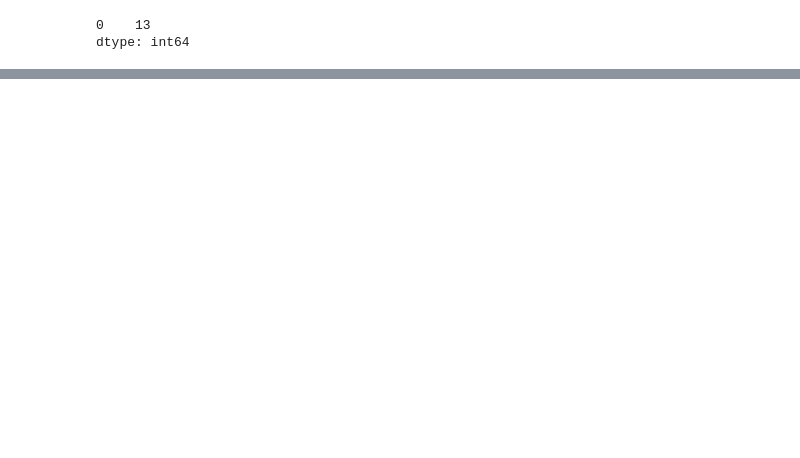
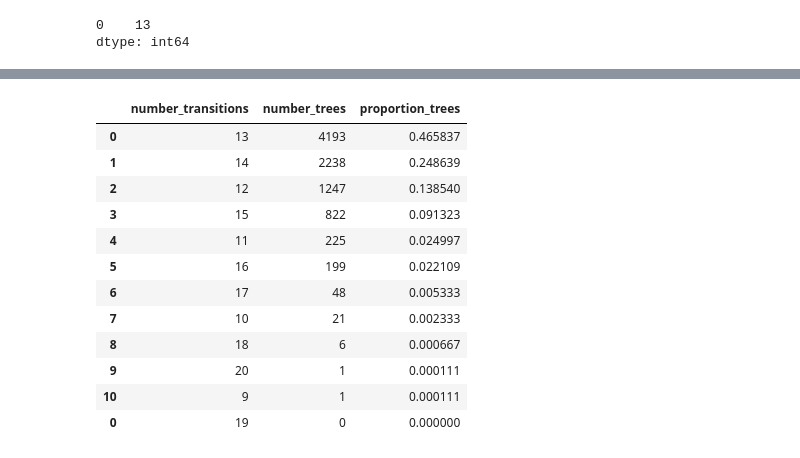
Before and after one commit to blab/mumps-wa-phylodynamics, a Jupyter notebook: phylogeography/plotting-scripts/Enumerate-DTA-geographic-transitions.ipynb, the cells around one changed output, grey strips where cells are left out. Saved outputs shown, nothing was run; the diff lists cells and outputs as text; code cells hidden in the pictures; blank space fills up the shorter version.

```diff
--- a/phylogeography/plotting-scripts/Enumerate-DTA-geographic-transitions.ipynb
+++ b/phylogeography/plotting-scripts/Enumerate-DTA-geographic-transitions.ipynb
@@ -210 +234,24 @@ skygrid.head()
+# %%
+# finally, add in a count of 0 for any transition value that is not observed
+for i in range(min_value, max_value+1):
+    x = df[df['number_transitions'] == i]
+    if len(x) == 0:
+        new_row = pd.DataFrame.from_dict({'number_transitions':[i],"number_trees":0,"proportion_trees":0})
+        df = df.append(new_row)
+
+df
+# %% [output]
+|  | number_transitions | number_trees | proportion_trees |
+| 0 | 13 | 4193 | 0.465837 |
+| 1 | 14 | 2238 | 0.248639 |
+| 2 | 12 | 1247 | 0.138540 |
+| 3 | 15 | 822 | 0.091323 |
+| 4 | 11 | 225 | 0.024997 |
+| 5 | 16 | 199 | 0.022109 |
+| 6 | 17 | 48 | 0.005333 |
+| 7 | 10 | 21 | 0.002333 |
+| 8 | 18 | 6 | 0.000667 |
+| 9 | 20 | 1 | 0.000111 |
+| 10 | 9 | 1 | 0.000111 |
+| 0 | 19 | 0 | 0.000000 |
 # %%
```
Also changed, not shown: parts of 10 cells of this notebook, 2 other files.
